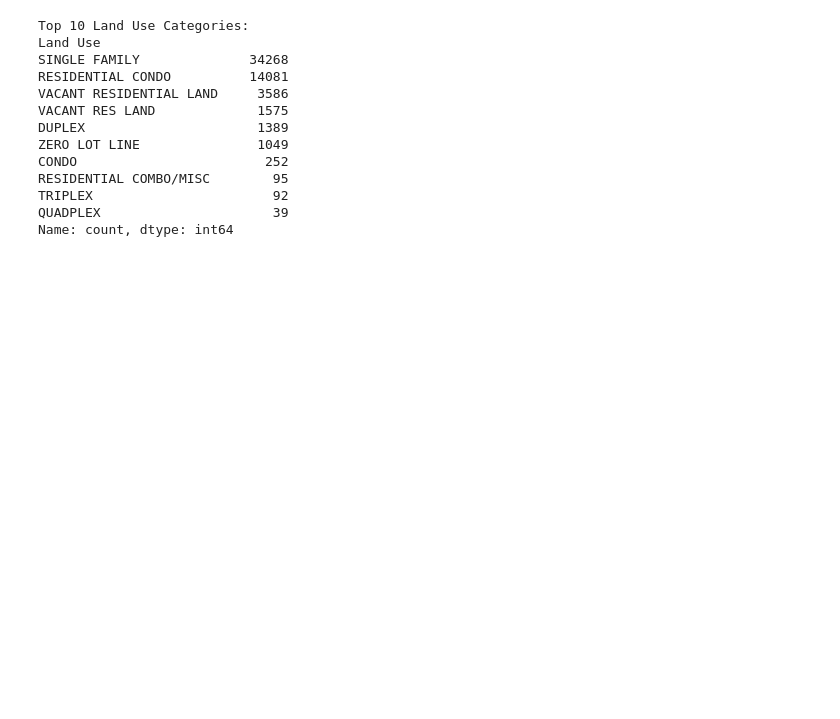
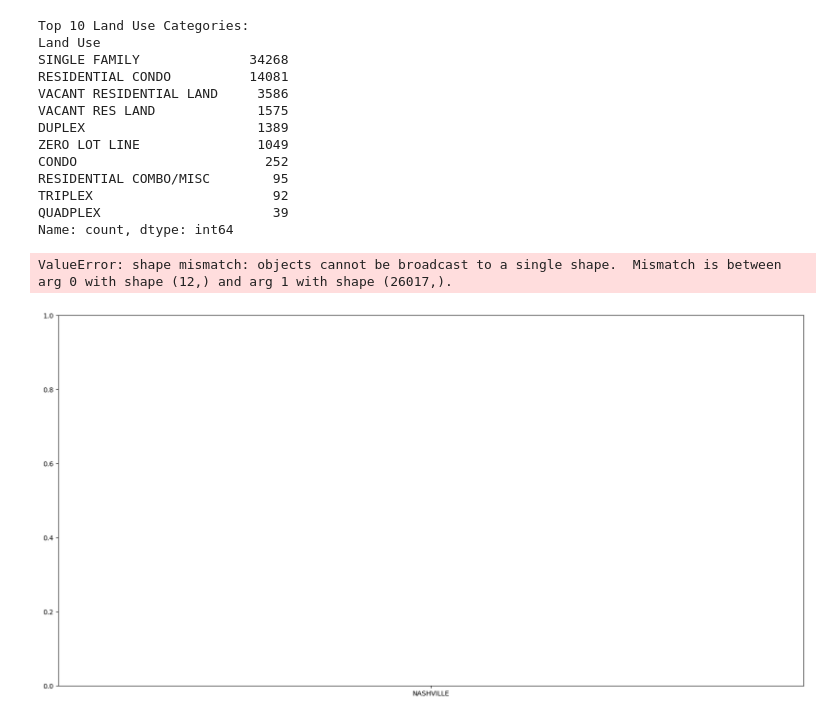
Before and after one commit to ArinAkaMazu/pythonCollaboration, a Jupyter notebook: pythonCollab.ipynb, the cells around one changed output. Drawn from its saved outputs; the diff is of its cells as text; code cells hidden in the pictures; blank space fills up the shorter version.

```diff
--- a/pythonCollab.ipynb
+++ b/pythonCollab.ipynb
@@ -89,3 +88,15 @@ RESIDENTIAL COMBO/MISC        95
 TRIPLEX                       92
 QUADPLEX                      39
 Name: count, dtype: int64
+# %%
+city_counts = data['City'].value_counts()
+city_sale_prices = data.loc[data['City'].isin(city_counts.index), 'Sale Price']
+plt.figure(figsize=(20, 10))
+plt.bar(x=city_counts.index, height=city_sale_prices.values, width=0.3,color='#1fa04d')
+plt.xlabel("City Names",fontdict={'fontsize': 22,'fontweight':"bold"})
+plt.ylabel("Sale Price",fontdict={'fontsize': 22,'fontweight':"bold"})
+plt.title("Prices at City",fontdict={'fontsize': 42,'fontweight':"bold"})
+plt.show()
+# %% [output]
+ValueError: shape mismatch: objects cannot be broadcast to a single shape.  Mismatch is between arg 0 with shape (12,) and arg 1 with shape (26017,).
+[figure, added]
```
Also changed, not shown: parts of 1 cell of this notebook.
